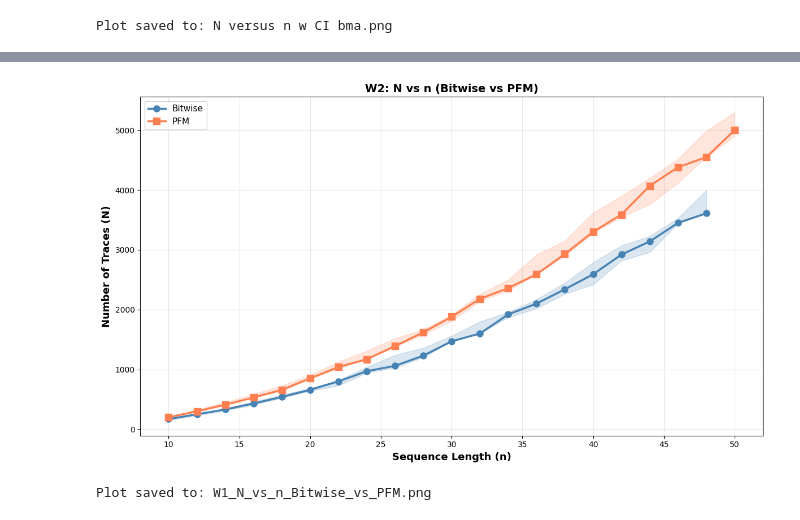
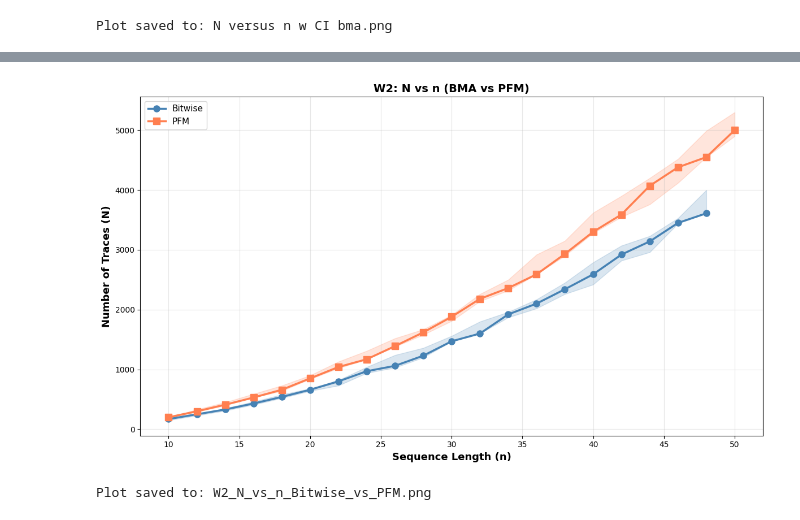
Before and after one commit to polka-rat/Sequence_Reconstruction_Immuno, a Jupyter notebook: plotting_graphs.ipynb, the cells around one changed output, grey strips where cells are left out. Cells and saved outputs as stored; diff of their text form; code cells hidden in the pictures.

```diff
--- a/plotting_graphs.ipynb
+++ b/plotting_graphs.ipynb
@@ -286,34 +655,34 @@ df_pfm_w2 = df_pfm[df_pfm['Channel'] == 'W2'].sort_values('n')
 fig, ax = plt.subplots(figsize=(12, 7))
 
 # Plot Bitwise W2
 n_vals_bw = df_bitwise_w2['n'].values
 N_central_bw = df_bitwise_w2['N_Central'].values
 N_lower_bw = df_bitwise_w2['N_Lower_CI'].values
 N_upper_bw = df_bitwise_w2['N_Upper_CI'].values
 
 ax.fill_between(n_vals_bw, N_lower_bw, N_upper_bw, alpha=0.2, color='steelblue')
 ax.plot(n_vals_bw, N_central_bw, 'o-', color='steelblue', linewidth=2.5, markersize=8, label='Bitwise')
 
 # Plot PFM W2
 n_vals_pfm = df_pfm_w2['n'].values
 N_central_pfm = df_pfm_w2['N_Central'].values
 N_lower_pfm = df_pfm_w2['N_Lower_CI'].values
 N_upper_pfm = df_pfm_w2['N_Upper_CI'].values
 
 ax.fill_between(n_vals_pfm, N_lower_pfm, N_upper_pfm, alpha=0.2, color='coral')
 ax.plot(n_vals_pfm, N_central_pfm, 's-', color='coral', linewidth=2.5, markersize=8, label='PFM')
 
 ax.set_xlabel('Sequence Length (n)', fontsize=13, fontweight='bold')
 ax.set_ylabel('Number of Traces (N)', fontsize=13, fontweight='bold')
-ax.set_title('W2: N vs n (Bitwise vs PFM)', fontsize=14, fontweight='bold')
+ax.set_title('W2: N vs n (BMA vs PFM)', fontsize=14, fontweight='bold')
 ax.grid(True, alpha=0.3)
 ax.legend(fontsize=11, loc='best')
 
 plt.tight_layout()
 plt.savefig('W2 N versus n.png', dpi=150, bbox_inches='tight')
 plt.show()
 
-print("Plot saved to: W1_N_vs_n_Bitwise_vs_PFM.png")
+print("Plot saved to: W2_N_vs_n_Bitwise_vs_PFM.png")
 # %% [output]
-[figure, old version]
+[figure, new version]
-Plot saved to: W1_N_vs_n_Bitwise_vs_PFM.png
+Plot saved to: W2_N_vs_n_Bitwise_vs_PFM.png
```
Also changed, not shown: parts of 16 cells of this notebook, 49 other files.
